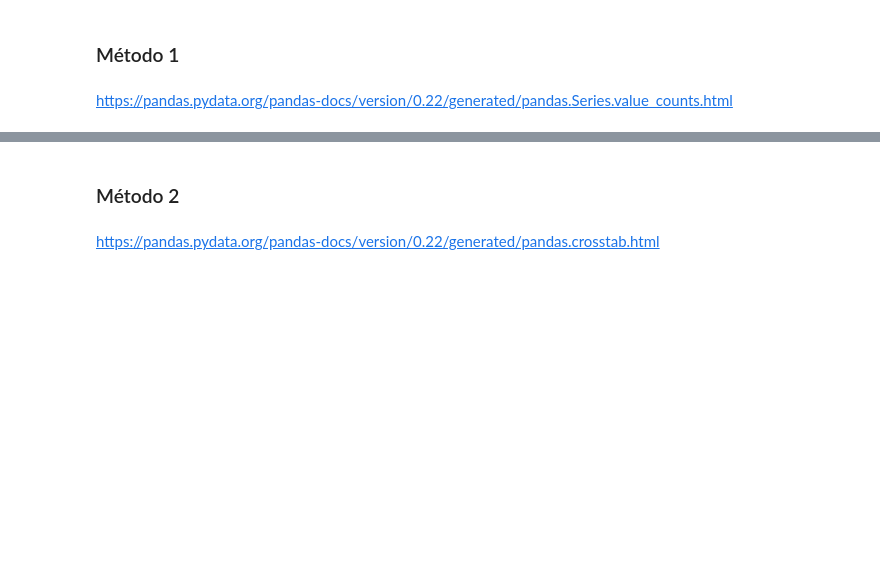
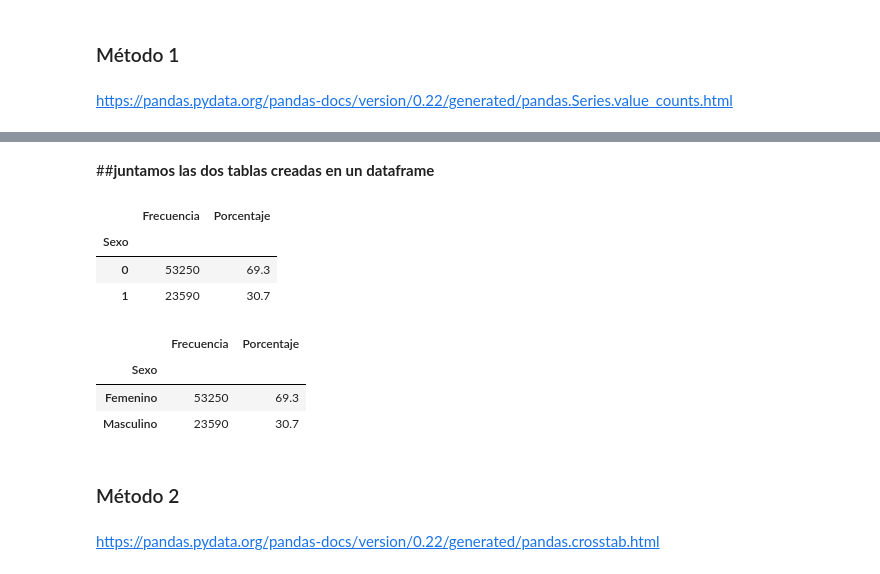
Before and after one commit to AngelTroncoso/ML_Alura, a Jupyter notebook: 1__Curso_de_Estadística_con_Python_1.ipynb, the cells around one changed output, grey strips where cells are left out. Cells and saved outputs as stored; diff of their text form; code cells hidden in the pictures; blank space fills up the shorter version.

```diff
--- a/1__Curso_de_Estadística_con_Python_1.ipynb
+++ b/1__Curso_de_Estadística_con_Python_1.ipynb
@@ -175,0 +241,3 @@ https://pandas.pydata.org/pandas-docs/version/0.22/generated/pandas.Series.value
+# %%
+frecuencia_sexo = datos.Sexo.value_counts()
+frecuencia_sexo
@@ -175,0 +250,3 @@ https://pandas.pydata.org/pandas-docs/version/0.22/generated/pandas.Series.value
+# %%
+porcentaje_sexo = datos.Sexo.value_counts(normalize=True).round(4) * 100
+porcentaje_sexo
@@ -175,0 +259,11 @@ https://pandas.pydata.org/pandas-docs/version/0.22/generated/pandas.Series.value
+# %% [markdown]
+##**juntamos las dos tablas creadas en un dataframe**
+# %%
+distribucion_frec_cualitativa = pd.DataFrame({'Frecuencia': frecuencia_sexo, 'Porcentaje': porcentaje_sexo})
+# %%
+distribucion_frec_cualitativa
+# %% [output]
+|  | Frecuencia | Porcentaje |
+| Sexo |  |  |
+| 0 | 53250 | 69.3 |
+| 1 | 23590 | 30.7 |
@@ -176,3 +272,10 @@ https://pandas.pydata.org/pandas-docs/version/0.22/generated/pandas.Series.value
+# %%
+distribucion_frec_cualitativa
+# %% [output]
+|  | Frecuencia | Porcentaje |
+| Sexo |  |  |
+| Femenino | 53250 | 69.3 |
+| Masculino | 23590 | 30.7 |
 # %% [markdown]
 ### Método 2
 # %% [markdown]
```
Also changed, not shown: parts of 17 cells of this notebook.
